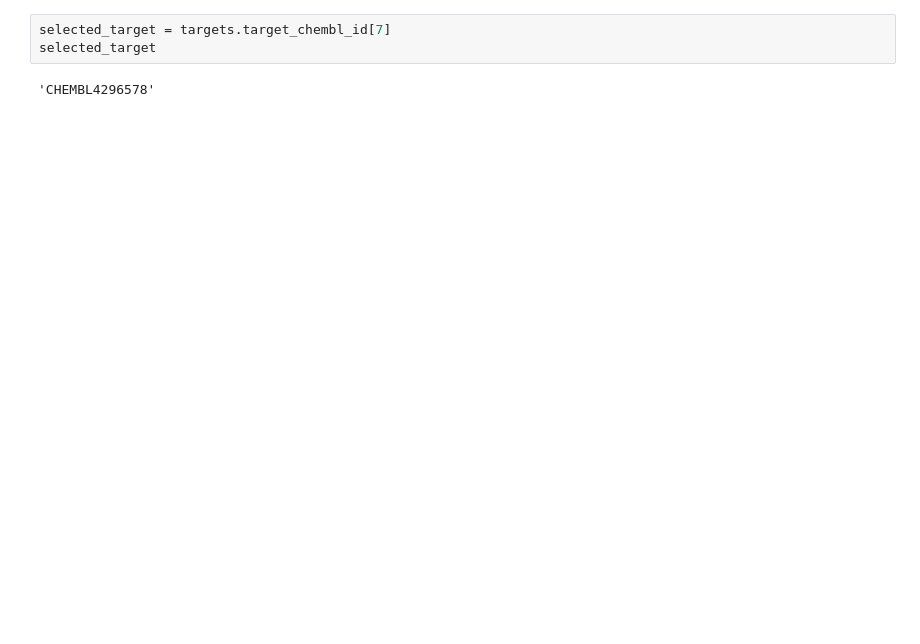
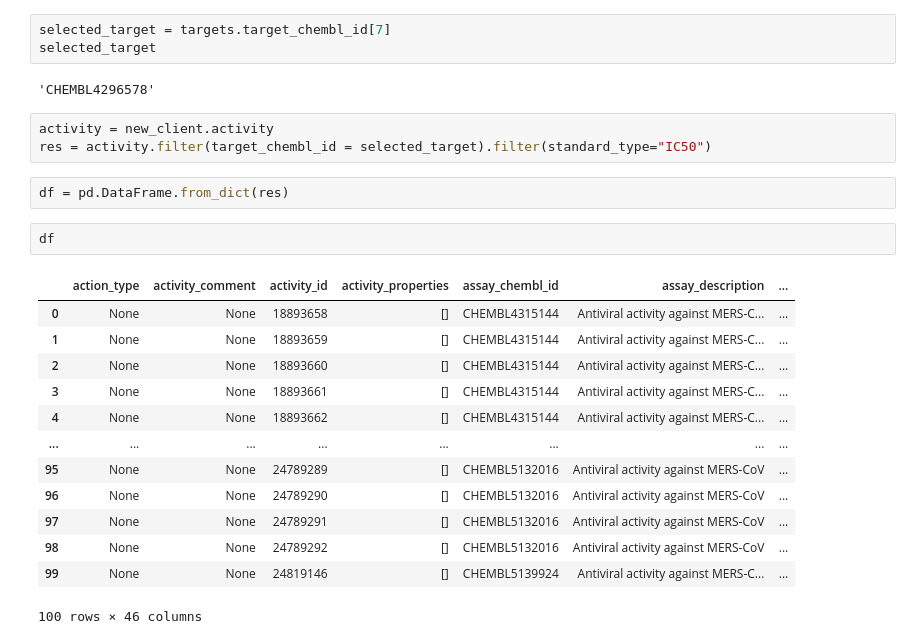
Before and after one commit to DeolaRichard/Bioinformatics, a Jupyter notebook: Copy_of_jupyter.ipynb, the cells around one changed output. Saved outputs shown, nothing was run; the diff lists cells and outputs as text; blank space fills up the shorter version.

```diff
--- a/Copy_of_jupyter.ipynb
+++ b/Copy_of_jupyter.ipynb
@@ -202,3 +49,24 @@ selected_target = targets.target_chembl_id[7]
 selected_target
 # %% [output]
 'CHEMBL4296578'
+# %%
+activity = new_client.activity
+res = activity.filter(target_chembl_id = selected_target).filter(standard_type="IC50")
+# %%
+df = pd.DataFrame.from_dict(res)
+# %%
+df
+# %% [output]
+|  | action_type | activity_comment | activity_id | activity_properties | assay_chembl_id | assay_description | ... |
+| 0 | None | None | 18893658 | [] | CHEMBL4315144 | Antiviral activity against MERS-C... | ... |
+| 1 | None | None | 18893659 | [] | CHEMBL4315144 | Antiviral activity against MERS-C... | ... |
+| 2 | None | None | 18893660 | [] | CHEMBL4315144 | Antiviral activity against MERS-C... | ... |
+| 3 | None | None | 18893661 | [] | CHEMBL4315144 | Antiviral activity against MERS-C... | ... |
+| 4 | None | None | 18893662 | [] | CHEMBL4315144 | Antiviral activity against MERS-C... | ... |
+| ... | ... | ... | ... | ... | ... | ... | ... |
+| 95 | None | None | 24789289 | [] | CHEMBL5132016 | Antiviral activity against MERS-CoV | ... |
+| 96 | None | None | 24789290 | [] | CHEMBL5132016 | Antiviral activity against MERS-CoV | ... |
+| 97 | None | None | 24789291 | [] | CHEMBL5132016 | Antiviral activity against MERS-CoV | ... |
+| 98 | None | None | 24789292 | [] | CHEMBL5132016 | Antiviral activity against MERS-CoV | ... |
+| 99 | None | None | 24819146 | [] | CHEMBL5139924 | Antiviral activity against MERS-C... | ... |
+100 rows × 46 columns
```
Also changed, not shown: parts of 1 cell of this notebook.
